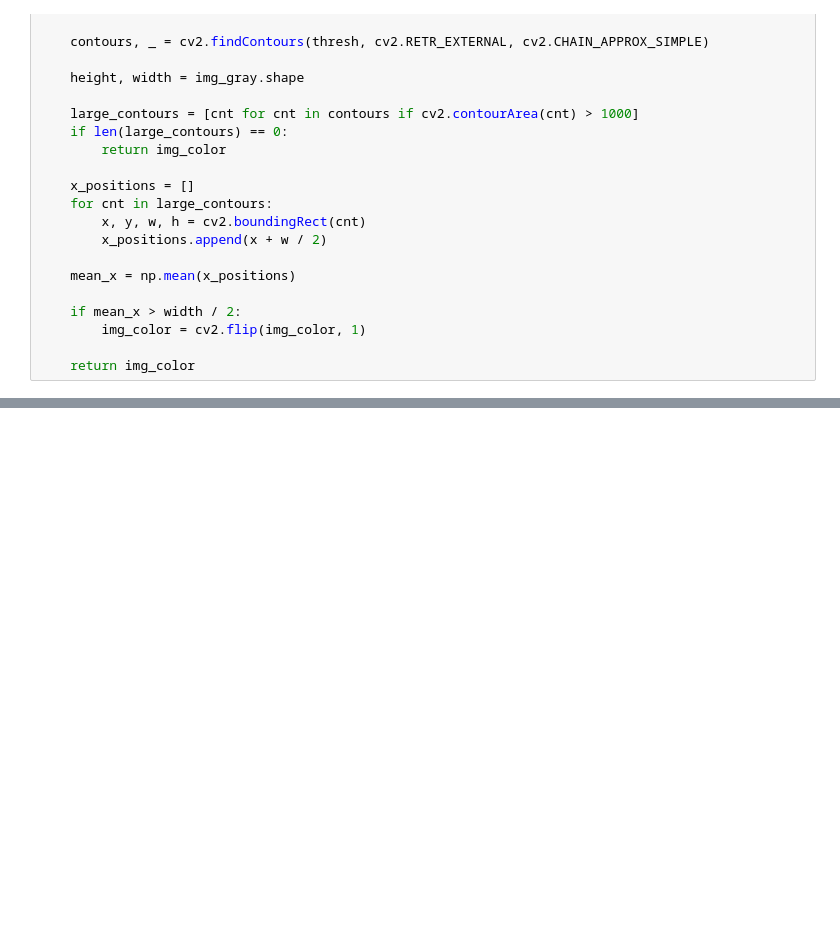
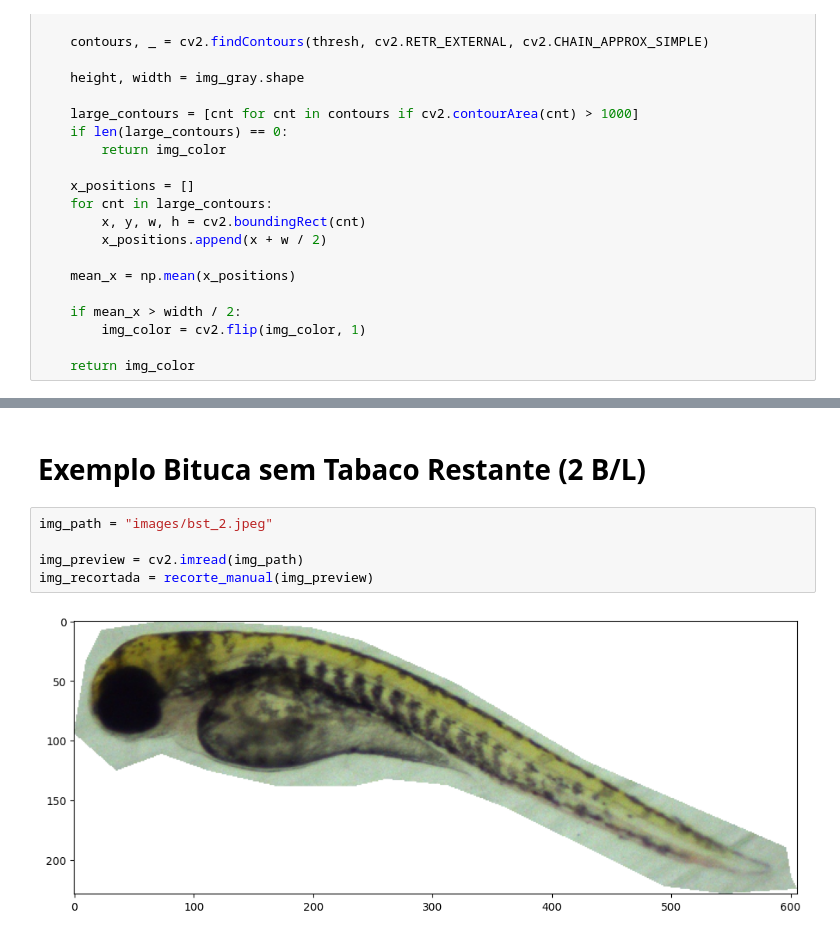
Before and after one commit to andre-aracaetano/cigarette-butt-toxicity-with-llm, a Jupyter notebook: analisador_pigmentacao/script_final.ipynb, the cells around one changed output, grey strips where cells are left out. Drawn from its saved outputs; the diff is of its cells as text; blank space fills up the shorter version.

```diff
--- a/analisador_pigmentacao/script_final.ipynb
+++ b/analisador_pigmentacao/script_final.ipynb
@@ -283,0 +250,9 @@ Area Pigmentada: 19134 um2
+# %% [markdown]
+# Exemplo Bituca sem Tabaco Restante (2 B/L)
+# %%
+img_path = "images/bst_2.jpeg"
+
+img_preview = cv2.imread(img_path)
+img_recortada = recorte_manual(img_preview)
+# %% [output]
+[figure, added]
```
Also changed, not shown: parts of 14 cells of this notebook.
